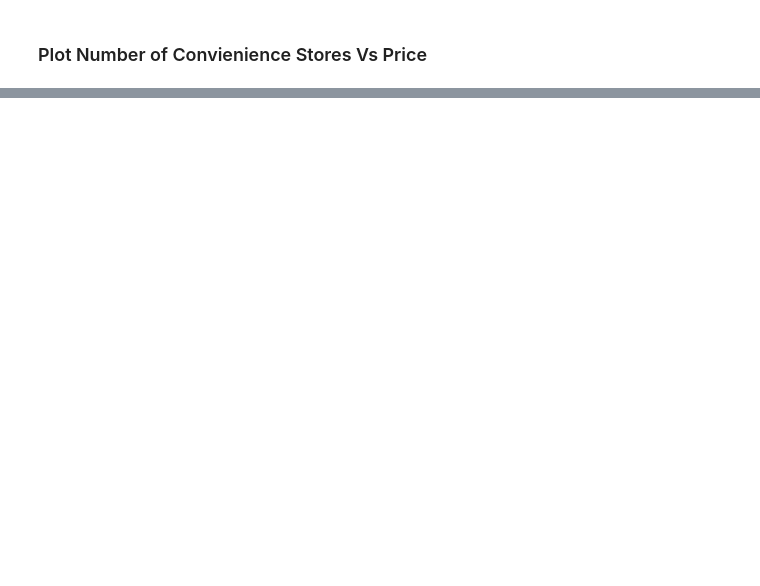
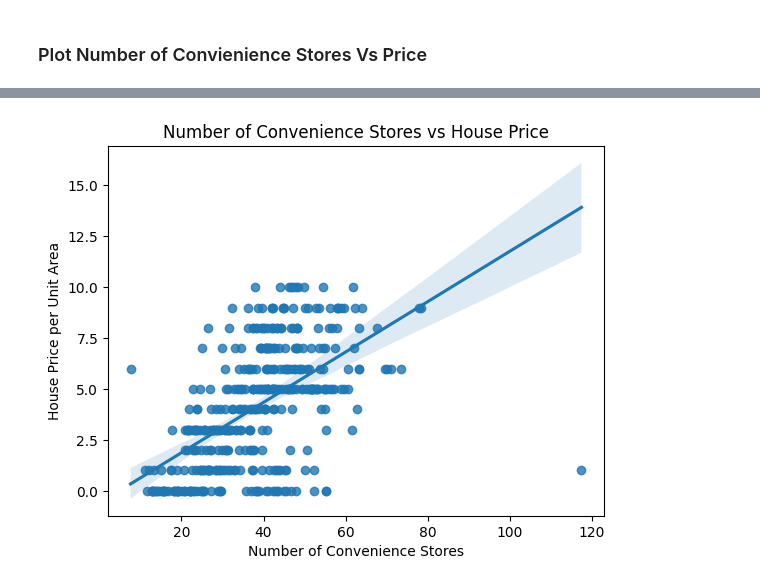
Before and after one commit to simratdhill0n/Real-Estate-Housing-Price-Prediction, a Jupyter notebook: Task6_Real Estate Price Prediction.ipynb, the cells around one changed output, grey strips where cells are left out. Cells and saved outputs as stored; diff of their text form; code cells hidden in the pictures; blank space fills up the shorter version.

```diff
--- a/Task6_Real Estate Price Prediction.ipynb
+++ b/Task6_Real Estate Price Prediction.ipynb
@@ -156,0 +238,10 @@ r2 Score :  0.7065810721724328
+# %%
+# Plot number of convenience stores Vs Price
+# plt.figure(figsize=(10, 8))
+sns.regplot(y=data['X4 number of convenience stores'], x=data['Y house price of unit area'], )
+plt.xlabel('Number of Convenience Stores')
+plt.ylabel('House Price per Unit Area')
+plt.title('Number of Convenience Stores vs House Price')
+plt.show()
+# %% [output]
+[figure, added]
```
Also changed, not shown: parts of 31 cells of this notebook.
